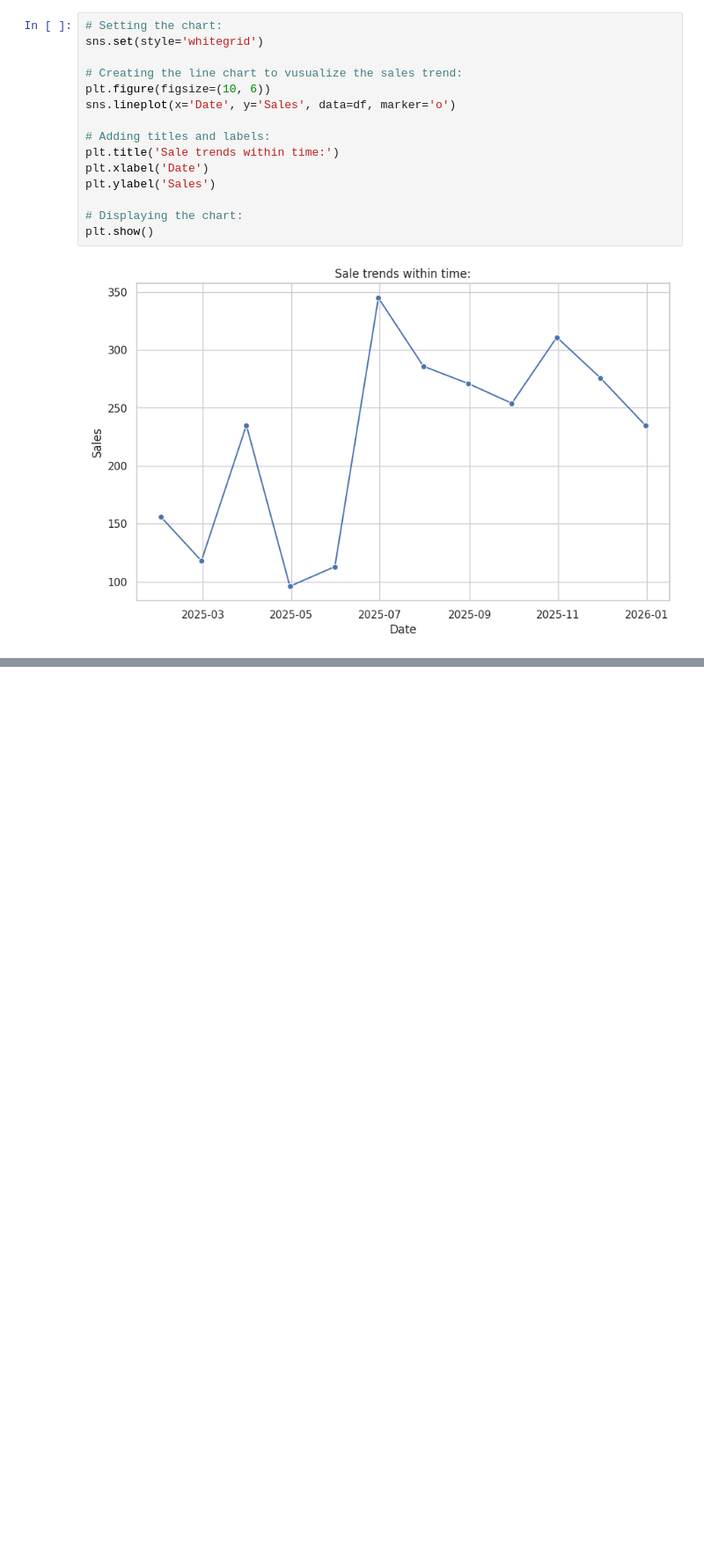
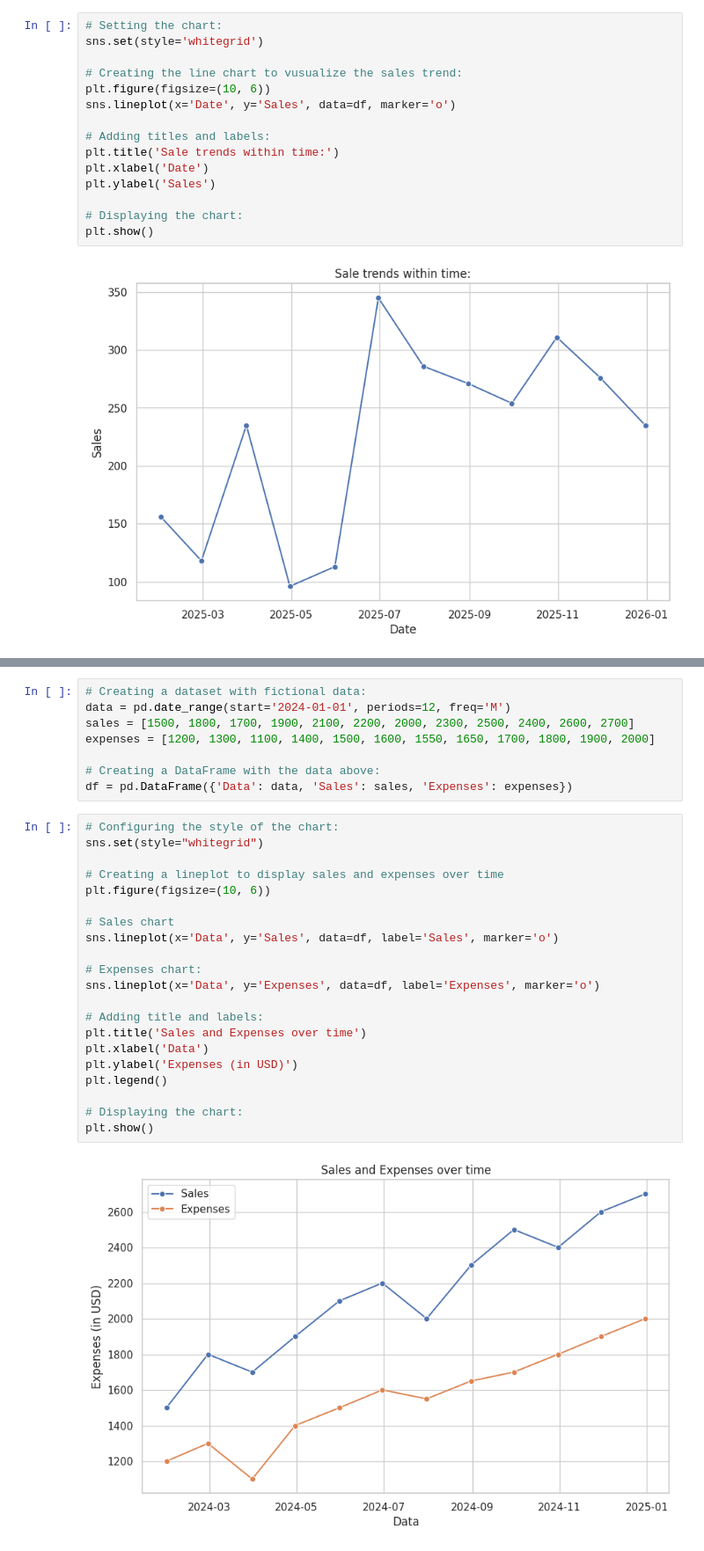
Before and after one commit to guilhermelaviola/IntegratingPracticesInDataScienceForBusiness, a Jupyter notebook: Class03.ipynb, the cells around one changed output, grey strips where cells are left out. Shown: that part at 88% size. Saved outputs shown, nothing was run; the diff lists cells and outputs as text; blank space fills up the shorter version.

```diff
--- a/Class03.ipynb
+++ b/Class03.ipynb
@@ -30,0 +111,31 @@ plt.show()
+# %%
+# Creating a dataset with fictional data:
+data = pd.date_range(start='2024-01-01', periods=12, freq='M')
+sales = [1500, 1800, 1700, 1900, 2100, 2200, 2000, 2300, 2500, 2400, 2600, 2700]
+expenses = [1200, 1300, 1100, 1400, 1500, 1600, 1550, 1650, 1700, 1800, 1900, 2000]
+
+# Creating a DataFrame with the data above:
+df = pd.DataFrame({'Data': data, 'Sales': sales, 'Expenses': expenses})
+# %%
+# Configuring the style of the chart:
+sns.set(style="whitegrid")
+
+# Creating a lineplot to display sales and expenses over time
+plt.figure(figsize=(10, 6))
+
+# Sales chart
+sns.lineplot(x='Data', y='Sales', data=df, label='Sales', marker='o')
+
+# Expenses chart:
+sns.lineplot(x='Data', y='Expenses', data=df, label='Expenses', marker='o')
+
+# Adding title and labels:
+plt.title('Sales and Expenses over time')
+plt.xlabel('Data')
+plt.ylabel('Expenses (in USD)')
+plt.legend()
+
+# Displaying the chart:
+plt.show()
+# %% [output]
+[figure, added]
```
Also changed, not shown: parts of 10 cells of this notebook.
